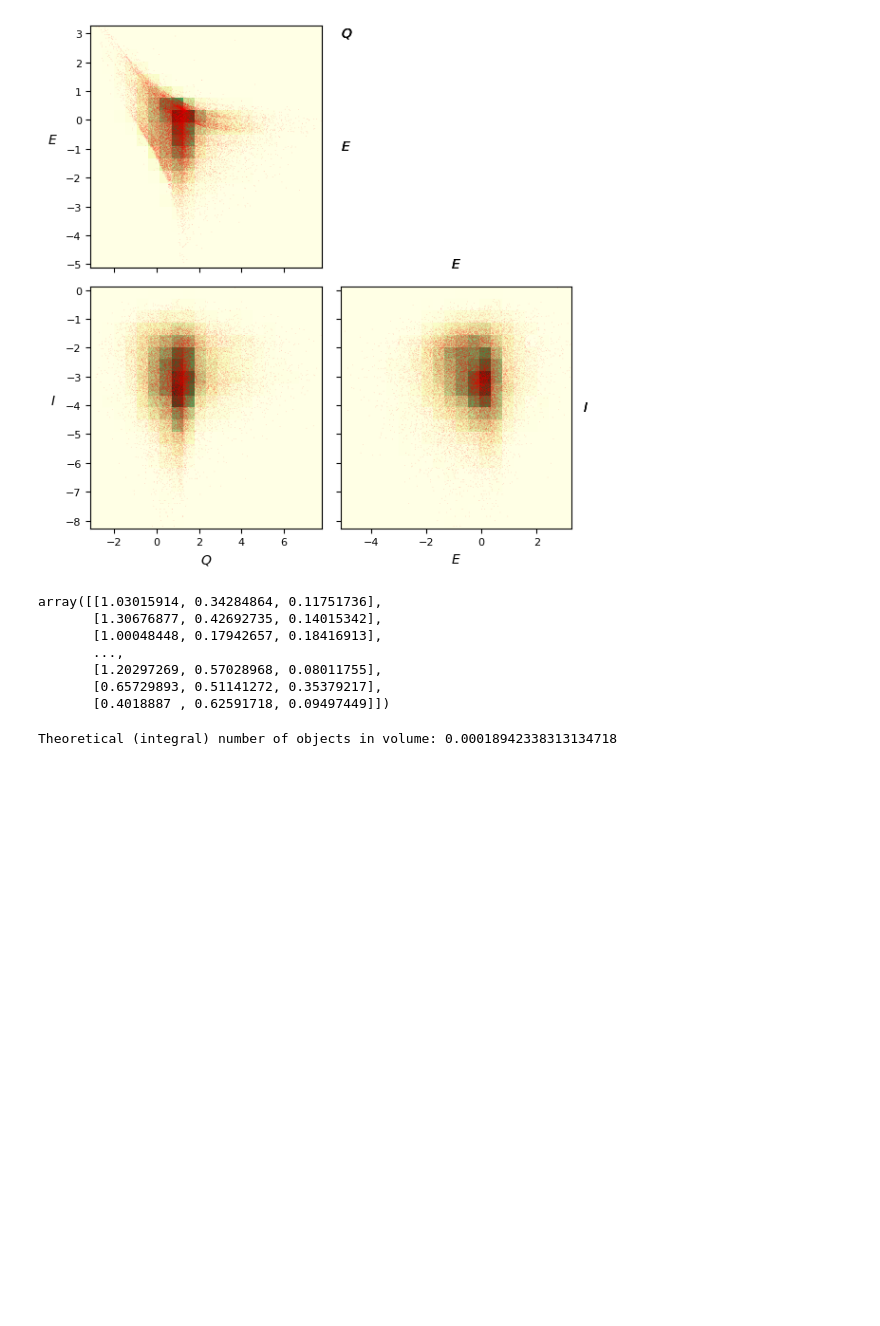
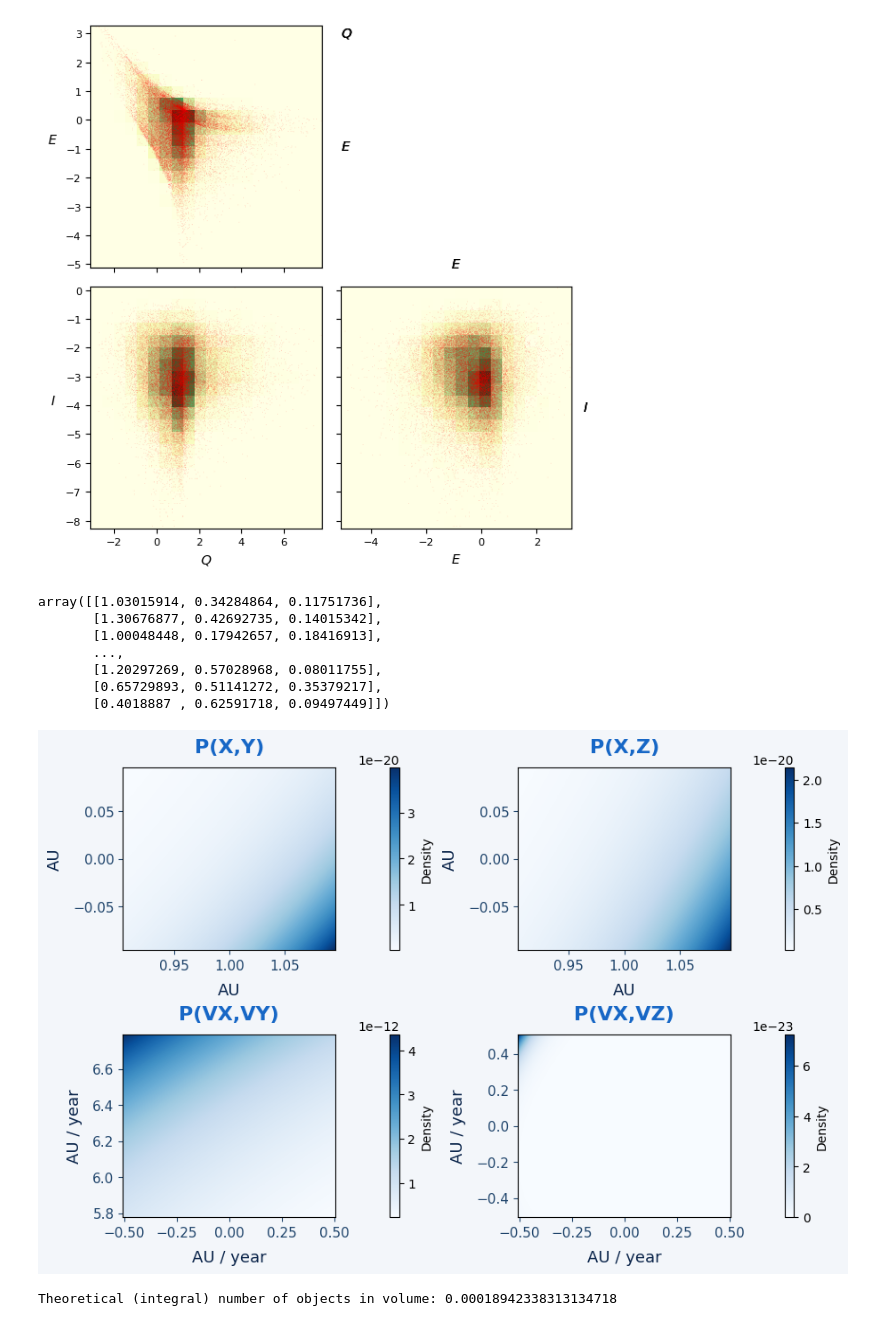
Before and after one commit to JuanitaAgudelo/TesisRepo, a Jupyter notebook: jacobian_calculations/experiments/P_X_CMND.ipynb, the cells around one changed output. Drawn from its saved outputs; the diff is of its cells as text; code cells hidden in the pictures; blank space fills up the shorter version.

```diff
--- a/jacobian_calculations/experiments/P_X_CMND.ipynb
+++ b/jacobian_calculations/experiments/P_X_CMND.ipynb
@@ -255,3 +283,79 @@ for el in tqdm(range(N)):
+# %%
+plot_configs = [
+    {
+        "data": P_XY,
+        "extent": [xmin, xmax, ymin, ymax],
+        "title": "P(X,Y)",
+        "xlabel": "AU",
+        "ylabel": "AU"
+    },
+    {
+        "data": P_XZ,
+        "extent": [xmin, xmax, zmin, zmax],
+        "title": "P(X,Z)",
+        "xlabel": "AU",
+        "ylabel": "AU"
+    },
+    {
+        "data": P_VXY,
+        "extent": [vxmin, vxmax, vymin, vymax],
+        "title": "P(VX,VY)",
+        "xlabel": "AU / year",
+        "ylabel": "AU / year"
+    },
+    {
+        "data": P_VXZ,
+        "extent": [vxmin, vxmax, vzmin, vzmax],
+        "title": "P(VX,VZ)",
+        "xlabel": "AU / year",
+        "ylabel": "AU / year"
+    }
+]
+
+# Use 'Blues' colormap and customize plot styling
+fig, axes = plt.subplots(2, 2, figsize=(9, 6), constrained_layout=True, facecolor="#f3f6fa")
+
+for i, ax in enumerate(axes.flat):
+    im = ax.imshow(
+        plot_configs[i]["data"],
+        origin='lower',
+        cmap='Blues',
+        interpolation='bilinear',
+        extent=plot_configs[i]["extent"],
+        aspect='auto'
+    )
+    ax.set_title(
+        plot_configs[i]["title"],
+        fontsize=16,
+        color="#1767c6",
+        pad=12,
+        weight='bold'
+    )
+    ax.set_xlabel(plot_configs[i]["xlabel"], fontsize=13, color="#0a244a", labelpad=8)
+    ax.set_ylabel(plot_configs[i]["ylabel"], fontsize=13, color="#0a244a", labelpad=8)
+    ax.tick_params(axis='both', which='major', labelsize=11, colors='#20456c')
+    #ax.spines['top'].set_visible(False)
+    #ax.spines['right'].set_visible(False)
+    fig.colorbar(
+        im,
+        ax=ax,
+        fraction=0.045,
+        pad=0.04,
+        orientation='vertical',
+        label='Density'
+    )
+"""
+plt.suptitle(
+    'Probability Density Function $P(X)$ evaluated at the limits of the distribution state space vectors',
+    fontsize=18,
+    color='#15335b',
+    fontweight='semibold',
+    y=1.04
+)
+"""
+plt.show()
+# %% [output]
+[figure, added]
 # %%
 def surface_integral_P_X_CMND(center, widths, max_elements: list, n_points=8, mu=1, F=mm.FitCMND):
     """
```
Also changed, not shown: parts of 1 cell of this notebook, 1 other file.
